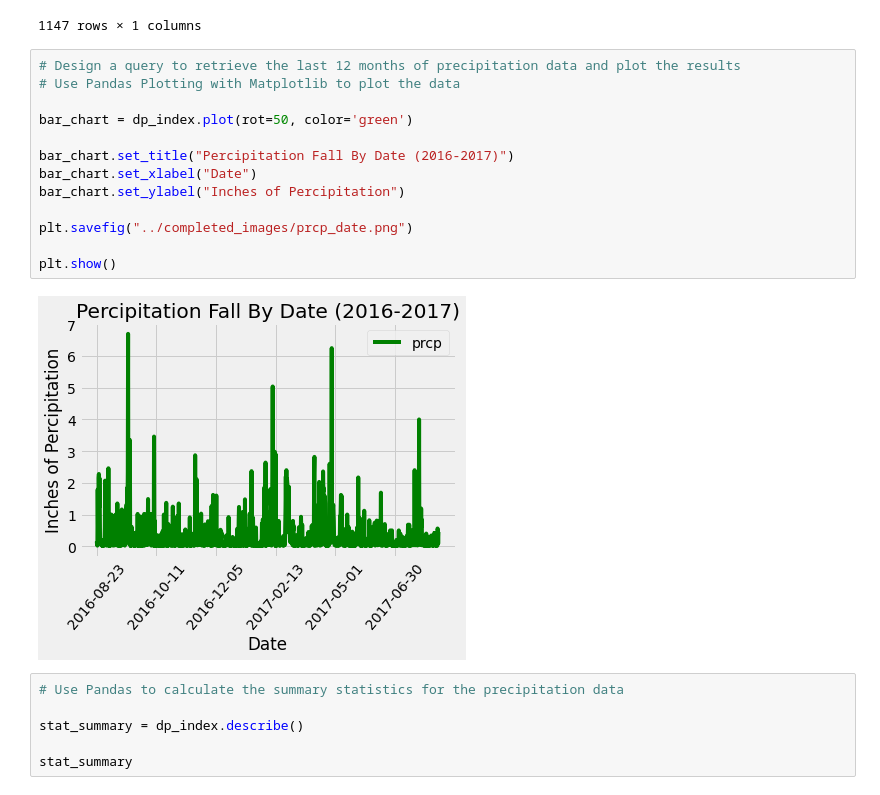
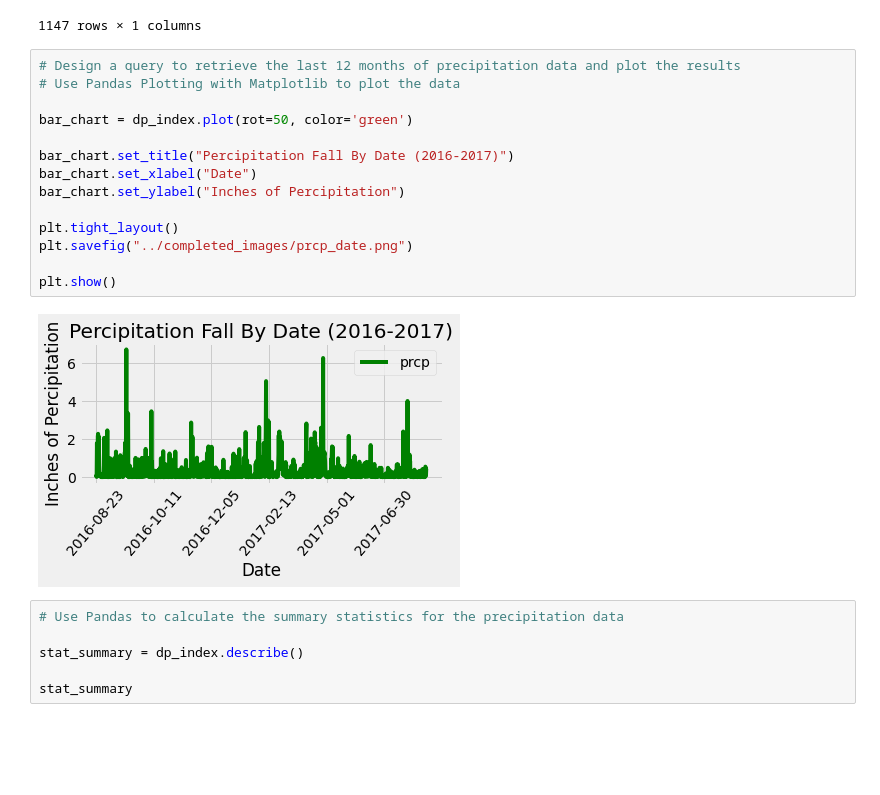
Before and after one commit to EmmaLimoli/SQLalchemy-Hawaii-Climate, a Jupyter notebook: sqlalchemy/climate_starter.ipynb, the cells around one changed output. Drawn from its saved outputs; the diff is of its cells as text; blank space fills up the shorter version.

```diff
--- a/sqlalchemy/climate_starter.ipynb
+++ b/sqlalchemy/climate_starter.ipynb
@@ -150,18 +150,19 @@ dp_index
 # %%
 # Design a query to retrieve the last 12 months of precipitation data and plot the results
 # Use Pandas Plotting with Matplotlib to plot the data
 
 bar_chart = dp_index.plot(rot=50, color='green')
 
 bar_chart.set_title("Percipitation Fall By Date (2016-2017)")
 bar_chart.set_xlabel("Date")
 bar_chart.set_ylabel("Inches of Percipitation")
 
+plt.tight_layout()
 plt.savefig("../completed_images/prcp_date.png")
 
 plt.show()
 # %% [output]
-[figure, old version]
+[figure, new version]
 # %%
 # Use Pandas to calculate the summary statistics for the precipitation data
 
```
Also changed, not shown: 1 other file.
